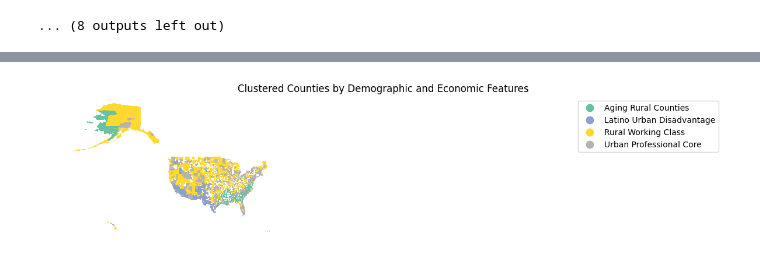
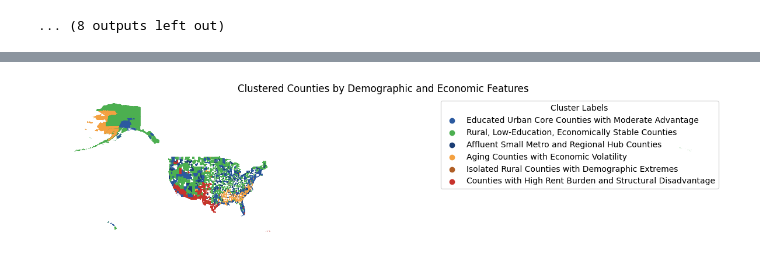
Before and after one commit to iauger/County_Climate_Impact, a Jupyter notebook: Data_Clustering.ipynb, the cells around one changed output, grey strips where cells are left out. Cells and saved outputs as stored; diff of their text form; code cells hidden in the pictures.

Commit message:
Update all notebooks and add clustering data

```diff
--- a/Data_Clustering.ipynb
+++ b/Data_Clustering.ipynb
@@ -469,10 +585,14 @@ cluster
 # %%
 cluster_names = {
-    0: "Urban Professional Core",
-    1: "Rural Working Class",
-    2: "Latino Urban Disadvantage",
-    3: "Aging Rural Counties"
+    0: "Educated Urban Core Counties with Moderate Advantage",
+    1: "Rural, Low-Education, Economically Stable Counties",
+    2: "Affluent Small Metro and Regional Hub Counties",
+    3: "Aging Counties with Economic Volatility",
+    4: "Isolated Rural Counties with Demographic Extremes",
+    5: "Counties with High Rent Burden and Structural Disadvantage"
 }
+
+
 labeled_county_df["cluster_label"] = labeled_county_df["cluster"].map(cluster_names)
 
 # Reorder columns for clarity
@@ -491,10 +611,16 @@ ordered_columns = [
     "rent_over_50_percent_pct_yoy", "rent_over_50_percent_roll3",
 
     # Factor scores
-    "hispanic_white_composition", "education_income_advantage", "rental_cost_burden",
-    "black_concentration_inequality", "aging_local_stability", "economic_volatility",
-    "mid_education_profile", "population_growth_inflow", "inequality_income_duality",
-    "asian_urban_profile"
+    "hispanic_concentration_low_education",
+    "high_education_income",
+    "rent_burden_and_housing_pressure",
+    "black_concentration_gini_inequality",
+    "aging_population_low_migration",
+    "poverty_and_income_volatility",
+    "population_growth_inflow",
+    "moderate_education_mixed_race",
+    "high_income_and_inequality",
+    "asian_concentration_urban_housing_stress"
 ]
 
 # Apply the reordering
@@ -522,30 +658,46 @@ memory usage: 5.0+ MB
 # %%
 county_dtypes = {
     "geo_id": str,
     "state": str,
     "county_name": str,
     "urban_classification": str
 }
 
 county_df = pd.read_csv(DATA_DIR / "county_weather_acs_training.csv", dtype=county_dtypes)
+
+cluster_colors = {
+    "Educated Urban Core Counties with Moderate Advantage": "#2c5aa0",     # Blue – educated, urban advantage
+    "Rural, Low-Education, Economically Stable Counties": "#4CAF50",       # Green – stable, neutral
+    "Affluent Small Metro and Regional Hub Counties": "#1b3e75",           # Darker Blue – high SES, small metro
+    "Aging Counties with Economic Volatility": "#f4a141",                  # Orange – aging, instability
+    "Isolated Rural Counties with Demographic Extremes": "#b05f26",        # Brownish Orange – outliers, rural
+    "Counties with High Rent Burden and Structural Disadvantage": "#c7332c" # Red – high burden, disadvantage
+}
 
 # Re-add polygon geometry
 labeled_county_df = labeled_county_df.merge(
     county_df[["geo_id", "year", "county_geometry"]],
     on=["geo_id", "year"],
     how="left"
 )
 
 gdf = gpd.GeoDataFrame(
     labeled_county_df,
     geometry=gpd.GeoSeries.from_wkt(labeled_county_df["county_geometry"]),
     crs="EPSG:4326"
 )
 
+gdf["color"] = gdf["cluster_label"].map(cluster_colors)
+
 fig, ax = plt.subplots(1, 1, figsize=(15, 10))
-gdf.plot(column="cluster_label", cmap="Set2", legend=True, ax=ax)
+gdf.plot(color=gdf["color"], ax=ax)
+
+for label, color in cluster_colors.items():
+    ax.scatter([], [], color=color, label=label)
+ax.legend(title="Cluster Labels", loc="upper right")
+
 ax.set_title("Clustered Counties by Demographic and Economic Features")
 ax.set_axis_off()
 plt.show()
 # %% [output]
-[figure, old version]
+[figure, new version]
```
Also changed, not shown: parts of 26 cells of this notebook, 8 other files.
